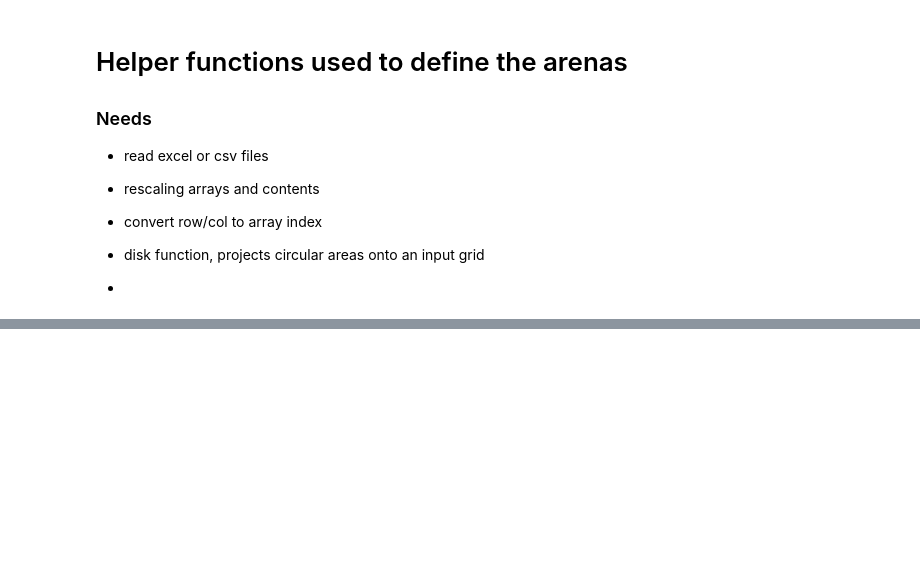
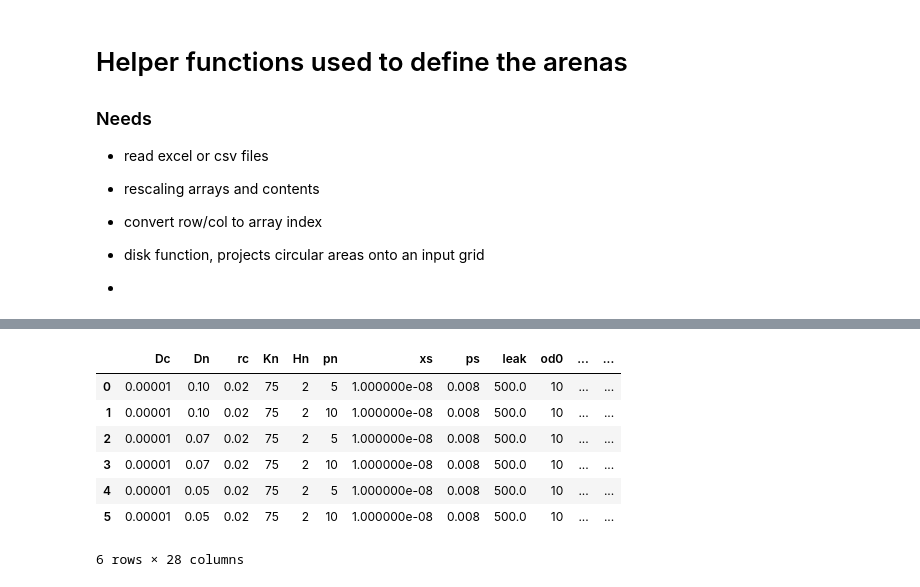
Before and after one commit to boospooky/omnitray-modeling, a Jupyter notebook: omnitray-modeling/mimic_190413_exp.ipynb, the cells around one changed output, grey strips where cells are left out. Saved outputs shown, nothing was run; the diff lists cells and outputs as text; code cells hidden in the pictures; blank space fills up the shorter version.

```diff
--- a/omnitray-modeling/mimic_190413_exp.ipynb
+++ b/omnitray-modeling/mimic_190413_exp.ipynb
@@ -546,0 +593,11 @@ Wall time: 9.86 s
+# %%
+p0_df
+# %% [output]
+|  | Dc | Dn | rc | Kn | Hn | pn | xs | ps | leak | od0 | ... | ... |
+| 0 | 0.00001 | 0.10 | 0.02 | 75 | 2 | 5 | 1.000000e-08 | 0.008 | 500.0 | 10 | ... | ... |
+| 1 | 0.00001 | 0.10 | 0.02 | 75 | 2 | 10 | 1.000000e-08 | 0.008 | 500.0 | 10 | ... | ... |
+| 2 | 0.00001 | 0.07 | 0.02 | 75 | 2 | 5 | 1.000000e-08 | 0.008 | 500.0 | 10 | ... | ... |
+| 3 | 0.00001 | 0.07 | 0.02 | 75 | 2 | 10 | 1.000000e-08 | 0.008 | 500.0 | 10 | ... | ... |
+| 4 | 0.00001 | 0.05 | 0.02 | 75 | 2 | 5 | 1.000000e-08 | 0.008 | 500.0 | 10 | ... | ... |
+| 5 | 0.00001 | 0.05 | 0.02 | 75 | 2 | 10 | 1.000000e-08 | 0.008 | 500.0 | 10 | ... | ... |
+6 rows × 28 columns
```
Also changed, not shown: parts of 13 cells of this notebook, 1 other file.
